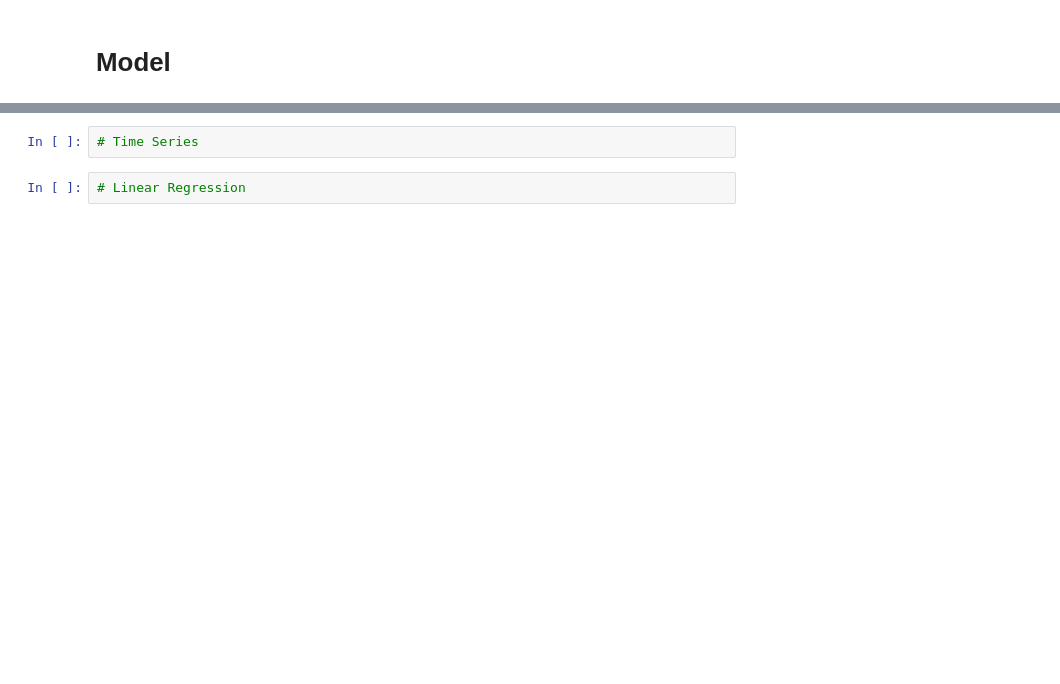
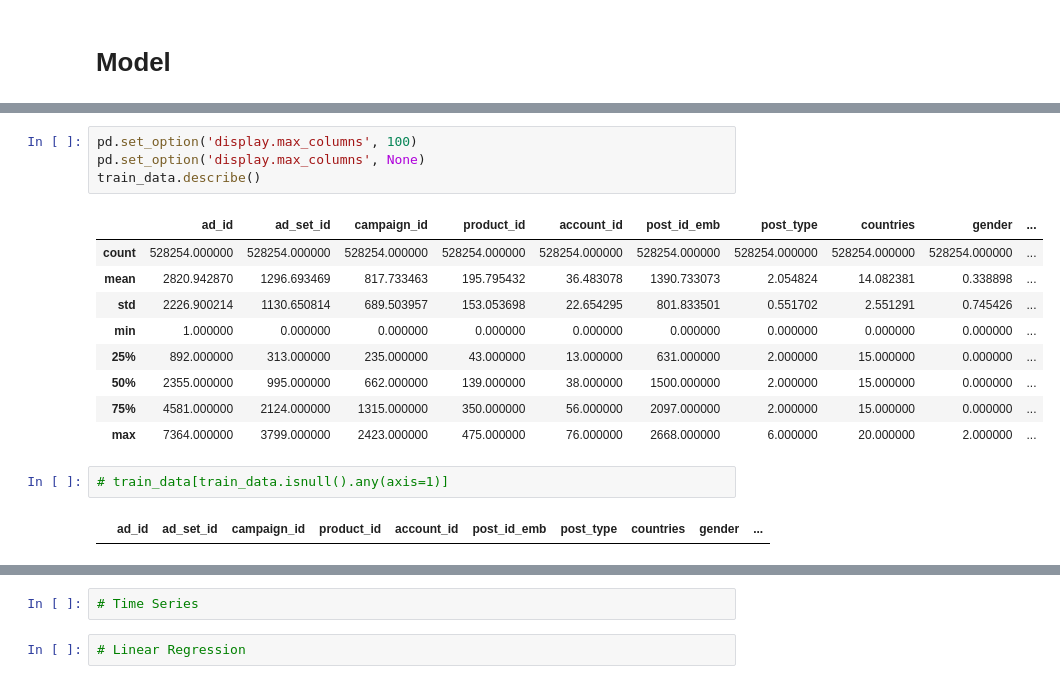
Before and after one commit to Github-632/adsROI_prediction, a Jupyter notebook: main_wyf.ipynb, the cells around one changed output, grey strips where cells are left out. Saved outputs shown, nothing was run; the diff lists cells and outputs as text; blank space fills up the shorter version.

```diff
--- a/main_wyf.ipynb
+++ b/main_wyf.ipynb
@@ -163,0 +172,18 @@ np.mean(dev_data['wmse'])
+# %%
+pd.set_option('display.max_columns', 100)
+pd.set_option('display.max_columns', None)
+train_data.describe()
+# %% [output]
+|  | ad_id | ad_set_id | campaign_id | product_id | account_id | post_id_emb | post_type | countries | gender | ... |
+| count | 528254.000000 | 528254.000000 | 528254.000000 | 528254.000000 | 528254.000000 | 528254.000000 | 528254.000000 | 528254.000000 | 528254.000000 | ... |
+| mean | 2820.942870 | 1296.693469 | 817.733463 | 195.795432 | 36.483078 | 1390.733073 | 2.054824 | 14.082381 | 0.338898 | ... |
+| std | 2226.900214 | 1130.650814 | 689.503957 | 153.053698 | 22.654295 | 801.833501 | 0.551702 | 2.551291 | 0.745426 | ... |
+| min | 1.000000 | 0.000000 | 0.000000 | 0.000000 | 0.000000 | 0.000000 | 0.000000 | 0.000000 | 0.000000 | ... |
+| 25% | 892.000000 | 313.000000 | 235.000000 | 43.000000 | 13.000000 | 631.000000 | 2.000000 | 15.000000 | 0.000000 | ... |
+| 50% | 2355.000000 | 995.000000 | 662.000000 | 139.000000 | 38.000000 | 1500.000000 | 2.000000 | 15.000000 | 0.000000 | ... |
+| 75% | 4581.000000 | 2124.000000 | 1315.000000 | 350.000000 | 56.000000 | 2097.000000 | 2.000000 | 15.000000 | 0.000000 | ... |
+| max | 7364.000000 | 3799.000000 | 2423.000000 | 475.000000 | 76.000000 | 2668.000000 | 6.000000 | 20.000000 | 2.000000 | ... |
+# %%
+# train_data[train_data.isnull().any(axis=1)]
+# %% [output]
+|  | ad_id | ad_set_id | campaign_id | product_id | account_id | post_id_emb | post_type | countries | gender | ... |
```
Also changed, not shown: parts of 11 cells of this notebook.
